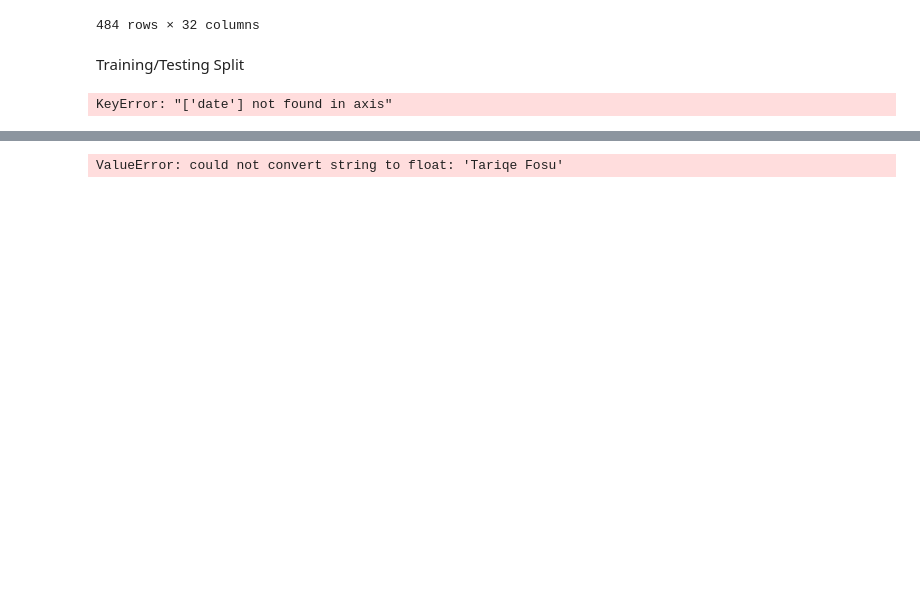
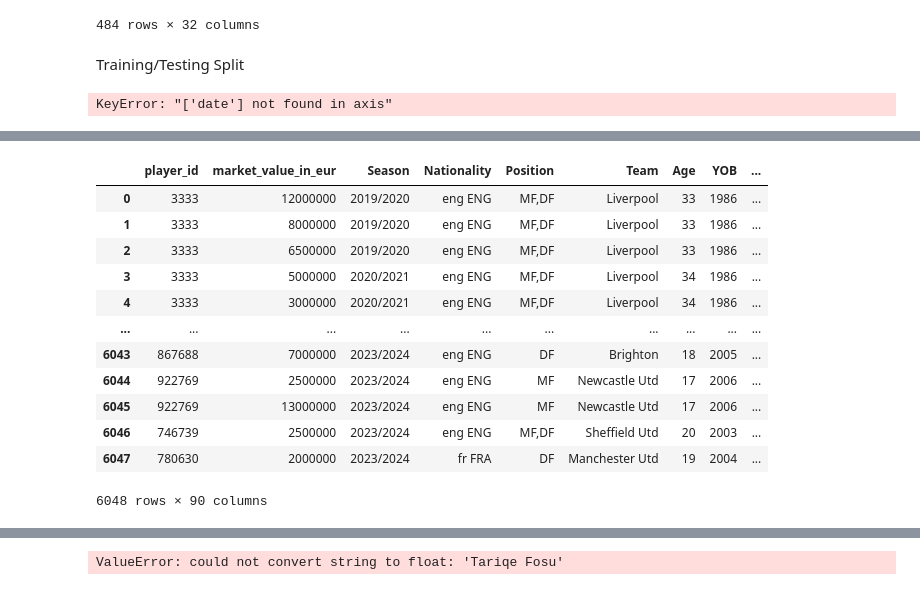
Before and after one commit to JackBenadon/DS440-Project, a Jupyter notebook: DS440_Pre_Processing.ipynb, the cells around one changed output, grey strips where cells are left out. Cells and saved outputs as stored; diff of their text form; code cells hidden in the pictures; blank space fills up the shorter version.

```diff
--- a/DS440_Pre_Processing.ipynb
+++ b/DS440_Pre_Processing.ipynb
@@ -342,3 +327,6 @@ id_mapping = {value: idx for idx, value in enumerate(unique_values, start=1)}
 
 # Create a new column in the DataFrame to store the primary IDs
 total_table_df['nationality_id'] = total_table_df[chosen_column].map(id_mapping)
+
+# Adding the id to the copy df so we can merge them when its time to make the front end
+total_table_two_df['nationality_id'] = total_table_df['nationality_id']
@@ -345 +373,17 @@ total_table_df['nationality_id'] = total_table_df[chosen_column].map(id_mapping)
+# %%
+total_table_two_df
+# %% [output]
+|  | player_id | market_value_in_eur | Season | Nationality | Position | Team | Age | YOB | ... |
+| 0 | 3333 | 12000000 | 2019/2020 | eng ENG | MF,DF | Liverpool | 33 | 1986 | ... |
+| 1 | 3333 | 8000000 | 2019/2020 | eng ENG | MF,DF | Liverpool | 33 | 1986 | ... |
+| 2 | 3333 | 6500000 | 2019/2020 | eng ENG | MF,DF | Liverpool | 33 | 1986 | ... |
+| 3 | 3333 | 5000000 | 2020/2021 | eng ENG | MF,DF | Liverpool | 34 | 1986 | ... |
+| 4 | 3333 | 3000000 | 2020/2021 | eng ENG | MF,DF | Liverpool | 34 | 1986 | ... |
+| ... | ... | ... | ... | ... | ... | ... | ... | ... | ... |
+| 6043 | 867688 | 7000000 | 2023/2024 | eng ENG | DF | Brighton | 18 | 2005 | ... |
+| 6044 | 922769 | 2500000 | 2023/2024 | eng ENG | MF | Newcastle Utd | 17 | 2006 | ... |
+| 6045 | 922769 | 13000000 | 2023/2024 | eng ENG | MF | Newcastle Utd | 17 | 2006 | ... |
+| 6046 | 746739 | 2500000 | 2023/2024 | eng ENG | MF,DF | Sheffield Utd | 20 | 2003 | ... |
+| 6047 | 780630 | 2000000 | 2023/2024 | fr FRA | DF | Manchester Utd | 19 | 2004 | ... |
+6048 rows × 90 columns
 # %%
```
Also changed, not shown: parts of 15 cells of this notebook.
